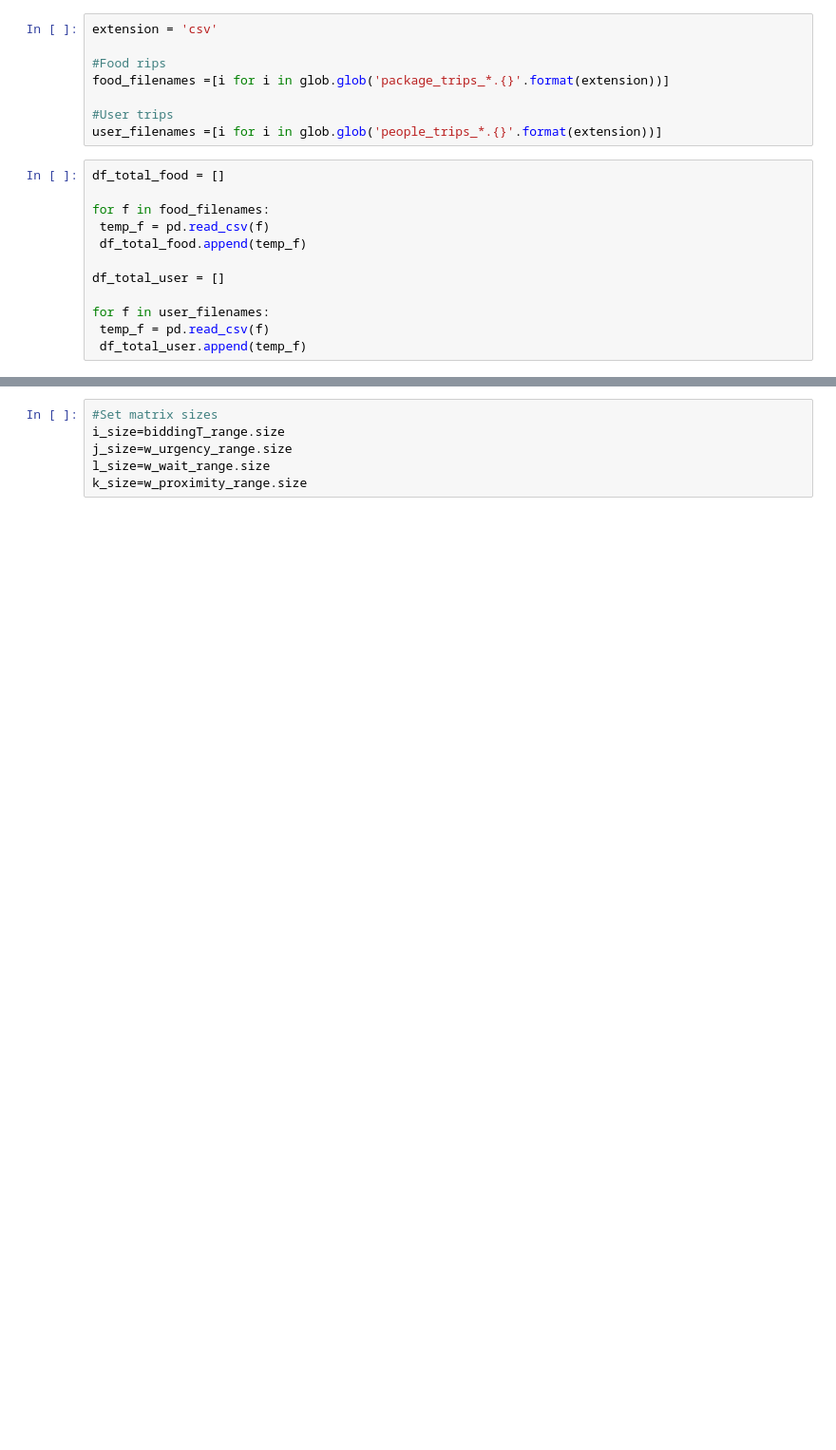
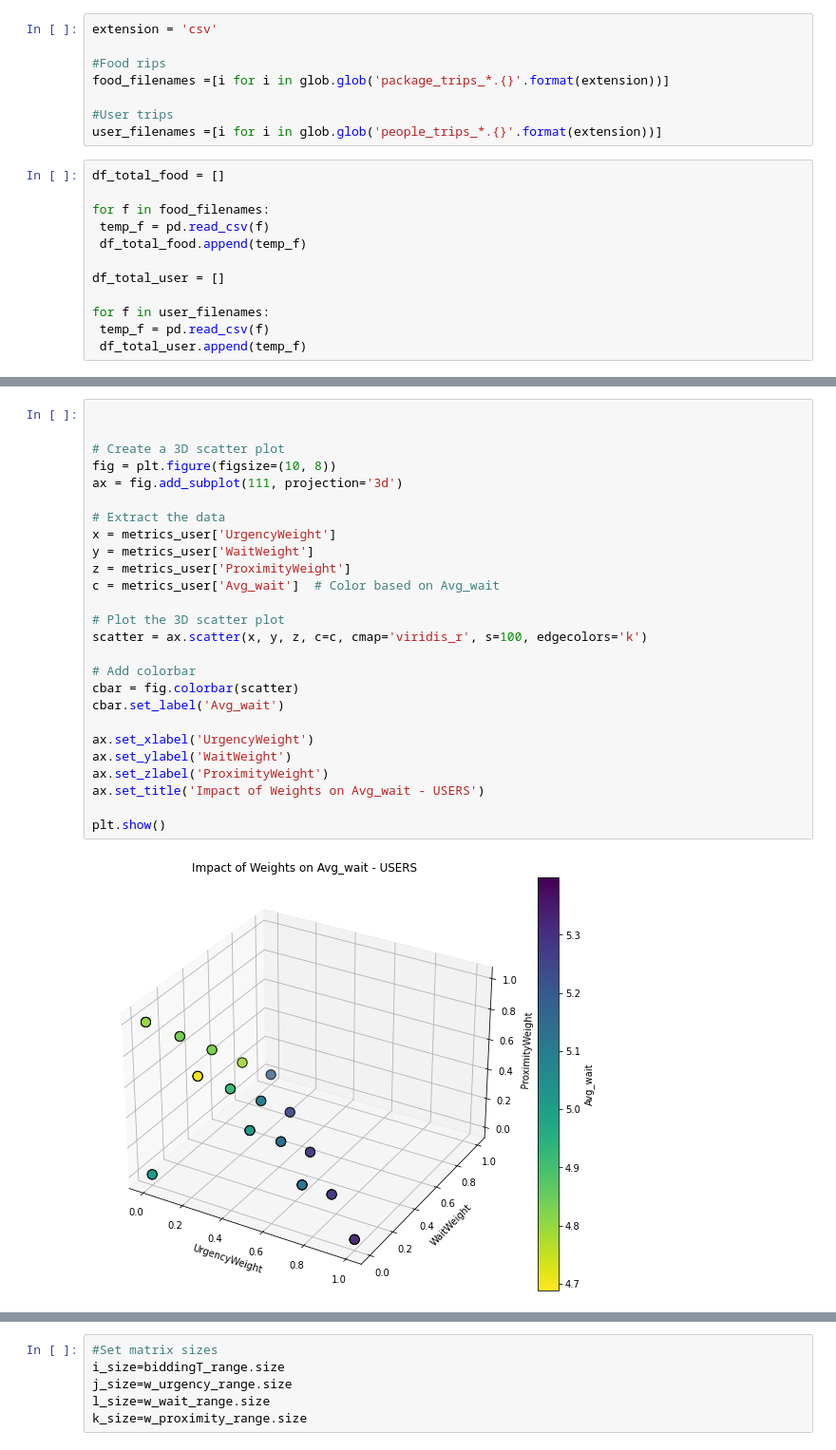
Before and after one commit to CityScope/MobilityTable_SanSebastian, a Jupyter notebook: postprocessing/bidding_batch.ipynb, the cells around one changed output, grey strips where cells are left out. Shown at 95% size. Cells and saved outputs as stored; diff of their text form; blank space fills up the shorter version.

```diff
--- a/postprocessing/bidding_batch.ipynb
+++ b/postprocessing/bidding_batch.ipynb
@@ -187,0 +220,28 @@ Q90              1.000000
+# %%
+
+
+# Create a 3D scatter plot
+fig = plt.figure(figsize=(10, 8))
+ax = fig.add_subplot(111, projection='3d')
+
+# Extract the data
+x = metrics_user['UrgencyWeight']
+y = metrics_user['WaitWeight']
+z = metrics_user['ProximityWeight']
+c = metrics_user['Avg_wait']  # Color based on Avg_wait
+
+# Plot the 3D scatter plot
+scatter = ax.scatter(x, y, z, c=c, cmap='viridis_r', s=100, edgecolors='k')
+
+# Add colorbar
+cbar = fig.colorbar(scatter)
+cbar.set_label('Avg_wait')
+
+ax.set_xlabel('UrgencyWeight')
+ax.set_ylabel('WaitWeight')
+ax.set_zlabel('ProximityWeight')
+ax.set_title('Impact of Weights on Avg_wait - USERS')
+
+plt.show()
+# %% [output]
+[figure, added]
```
Also changed, not shown: parts of 24 cells of this notebook.
